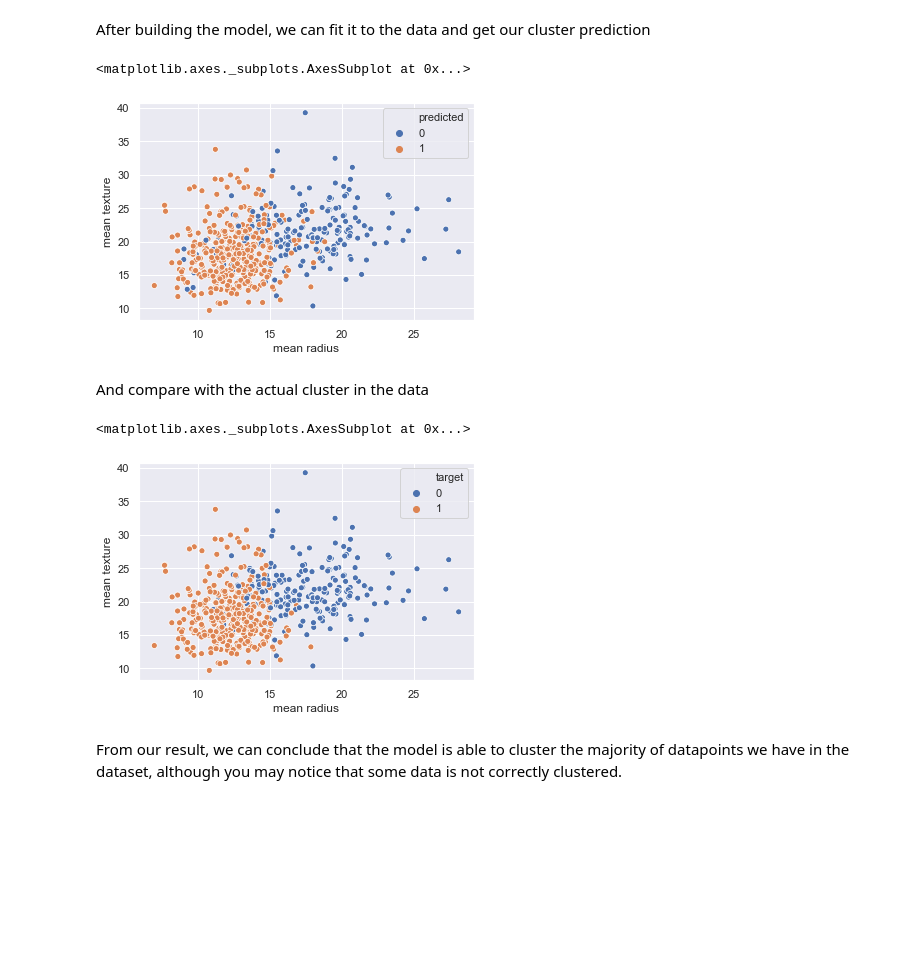
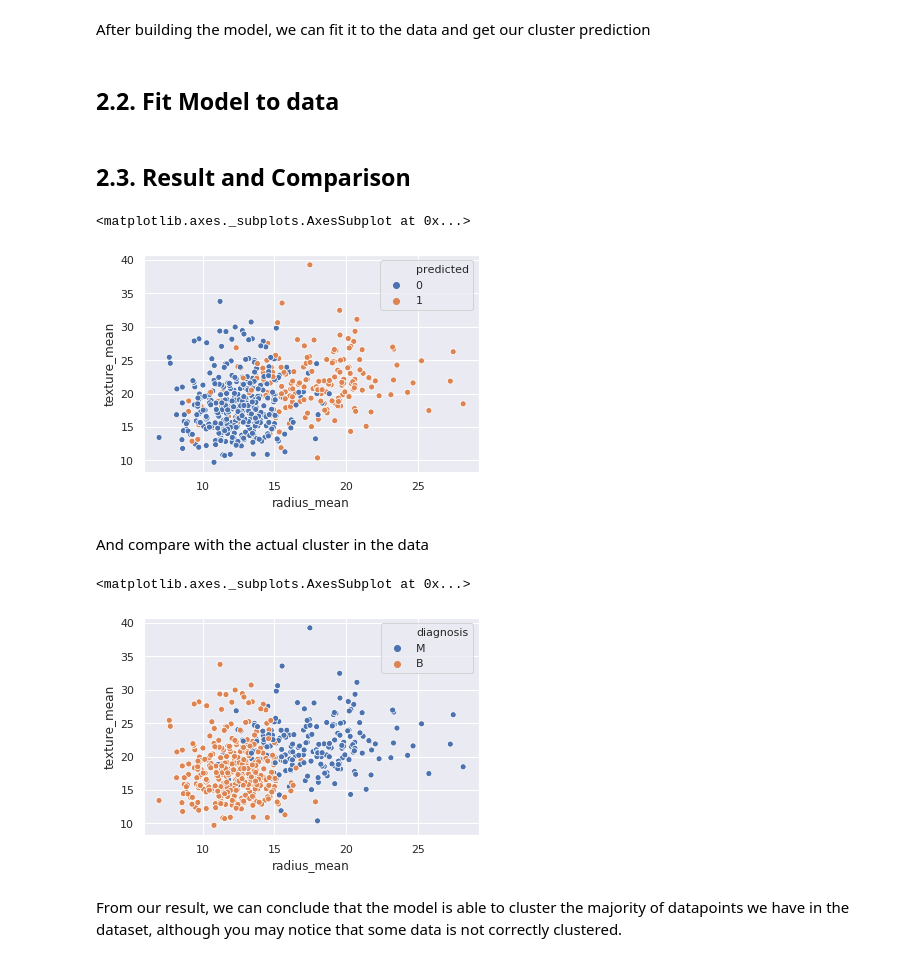
Before and after one commit to imeri-course/ai-in-healthcare, a Jupyter notebook: Session3/Demo_Clustering.ipynb, the cells around one changed output. Saved outputs shown, nothing was run; the diff lists cells and outputs as text; code cells hidden in the pictures; blank space fills up the shorter version.

```diff
--- a/Session3/Demo_Clustering.ipynb
+++ b/Session3/Demo_Clustering.ipynb
@@ -58,0 +88,3 @@ X = StandardScaler().fit_transform(features)
+# %%
+# Select only feature data
+feature = breast_cancer[breast_cancer.columns[2:-1]]
@@ -59,3 +93,12 @@ X = StandardScaler().fit_transform(features)
+# %%
+from sklearn.preprocessing import StandardScaler
+
+# Create the object scaler
+scaler = StandardScaler()
+# Fit to data
+scaler.fit(feature)
+# Now apply the transformations to the data:
+X = scaler.transform(feature)
 # %% [markdown]
 After preparing the data, we can define the model used. In this example, we will use K-means clustering.
 
@@ -69,23 +117,27 @@ n_cluster = 2
 model = KMeans(n_clusters=n_cluster, init="k-means++", n_init=10)
 # %% [markdown]
 After building the model, we can fit it to the data and get our cluster prediction
-# %%
-km_pred = model.fit_predict(X)
+# %% [markdown]
+## 2.2. Fit Model to data
+# %%
+# Fit to data
+model.fit(X)
+# Predict
+km_pred = model.predict(X)
+# %% [markdown]
+## 2.3. Result and Comparison
 # %%
-dataset = features.join(pd.DataFrame(km_pred, columns=["predicted"]))
-
-sns.scatterplot(data=dataset, x="mean radius", y="mean texture", hue="predicted")
+dataset = breast_cancer.join(pd.DataFrame(km_pred, columns=["predicted"]))
+sns.scatterplot(data=dataset, x="radius_mean", y="texture_mean", hue="predicted")
 # %% [output]
 <matplotlib.axes._subplots.AxesSubplot at 0x...>
-[figure, old version]
+[figure, new version]
 # %% [markdown]
 And compare with the actual cluster in the data
-# %%
-dataset = dataset.join(pd.DataFrame(data=cancer["target"], columns=["target"]))
-
-sns.scatterplot(data=dataset, x="mean radius", y="mean texture", hue="target")
-# %% [output]
-<matplotlib.axes._subplots.AxesSubplot at 0x...>
-[figure, removed]
+# %%
+sns.scatterplot(data=dataset, x="radius_mean", y="texture_mean", hue="diagnosis")
+# %% [output]
+<matplotlib.axes._subplots.AxesSubplot at 0x...>
+[figure, added]
 # %% [markdown]
 From our result, we can conclude that the model is able to cluster the majority of datapoints we have in the dataset, although you may notice that some data is not correctly clustered.
```
Also changed, not shown: parts of 18 cells of this notebook.
